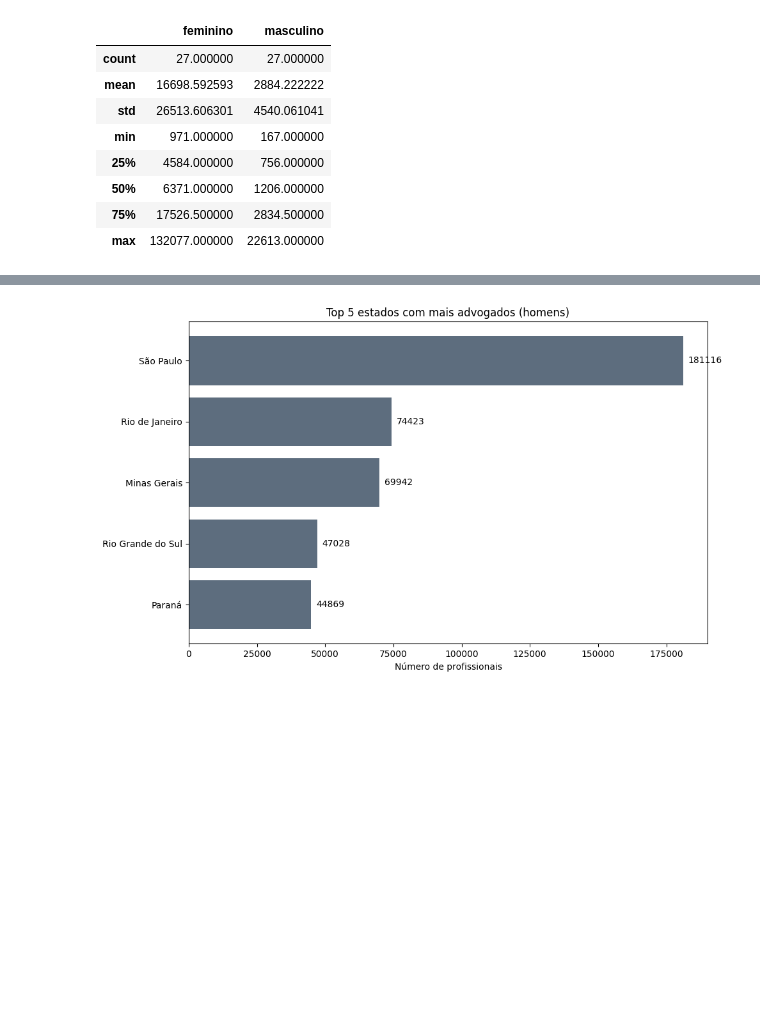
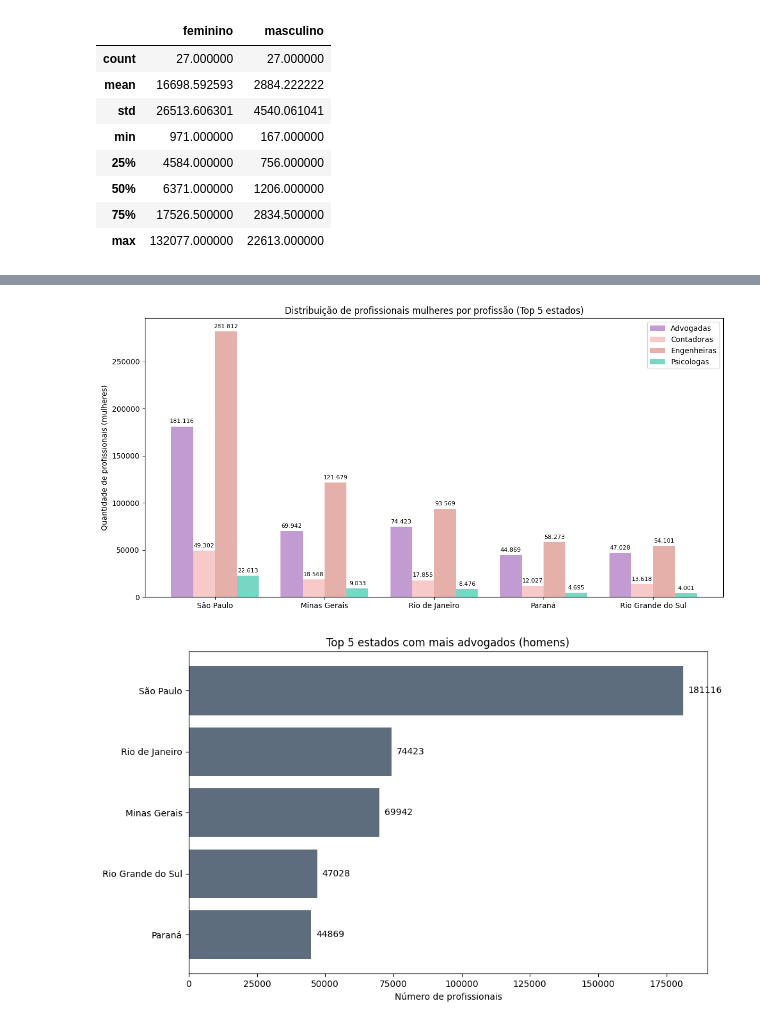
Before and after one commit to gfill99/distribuicao-de-profissoes, a Jupyter notebook: analise_de_dados/app/analise_de_dados.ipynb, the cells around one changed output, grey strips where cells are left out. Saved outputs shown, nothing was run; the diff lists cells and outputs as text; code cells hidden in the pictures; blank space fills up the shorter version.

```diff
--- a/analise_de_dados/app/analise_de_dados.ipynb
+++ b/analise_de_dados/app/analise_de_dados.ipynb
@@ -436,0 +332,3 @@ plt.show()
+# %%
+maiores_estados_feminino = distribuir_profissao_por_genero('M', 'total_feminino', nomes_femininos=True)
+maiores_estados_feminino
@@ -436,0 +342,27 @@ plt.show()
+# %%
+def plotar_distribuicao_genero(df, profissoes, titulo, cor_legenda, genero_label):
+    estados = df['nome_estado'].tolist()
+    valores = [df[prof].values for prof in profissoes]
+
+    x = np.arange(len(estados))
+    width = 0.2
+
+    fig, ax = plt.subplots(figsize=(12, 6))
+
+    for i, (label, cor) in enumerate(zip(profissoes, cor_legenda)):
+        bars = ax.bar(x + i * width, valores[i], width, label=label.capitalize(), color=cor)
+        for bar in bars:
+            height = bar.get_height()
+            ax.annotate(f'{int(height):,}'.replace(',', '.'),
+                        xy=(bar.get_x() + bar.get_width() / 2, height),
+                        xytext=(0, 3),
+                        textcoords="offset points",
+                        ha='center', va='bottom', fontsize=8)
+
+    ax.set_ylabel(f'Quantidade de profissionais ({genero_label})')
+    ax.set_title(titulo)
+    ax.set_xticks(x + width * (len(profissoes) - 1) / 2)
+    ax.set_xticklabels(estados)
+    ax.legend()
+    plt.tight_layout()
+    plt.show()
@@ -437,3 +379,13 @@ plt.show()
+# %%
+plotar_distribuicao_genero(
+    df=maiores_estados_feminino,
+    profissoes=['advogadas', 'contadoras', 'engenheiras', 'psicologas'],
+    titulo='Distribuição de profissionais mulheres por profissão (Top 5 estados)',
+    cor_legenda=['#c39bd3', '#f7cac9', '#e6b0aa', '#76d7c4'],
+    genero_label='mulheres'
+)
+# %% [output]
+[figure, added]
 # %%
 # Função para gerar gráfico horizontal com rótulos
 def plot_top5_profissao(df, coluna_valor, titulo, cor):
```
Also changed, not shown: parts of 19 cells of this notebook.
